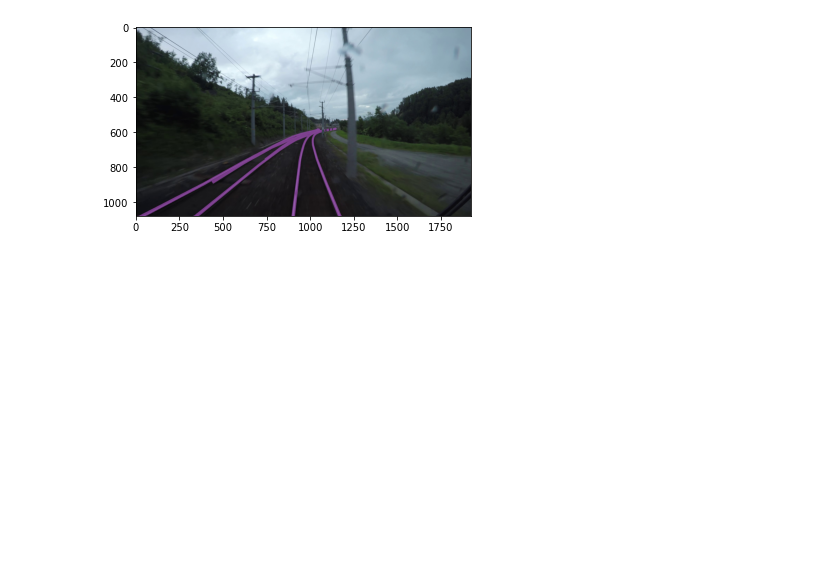
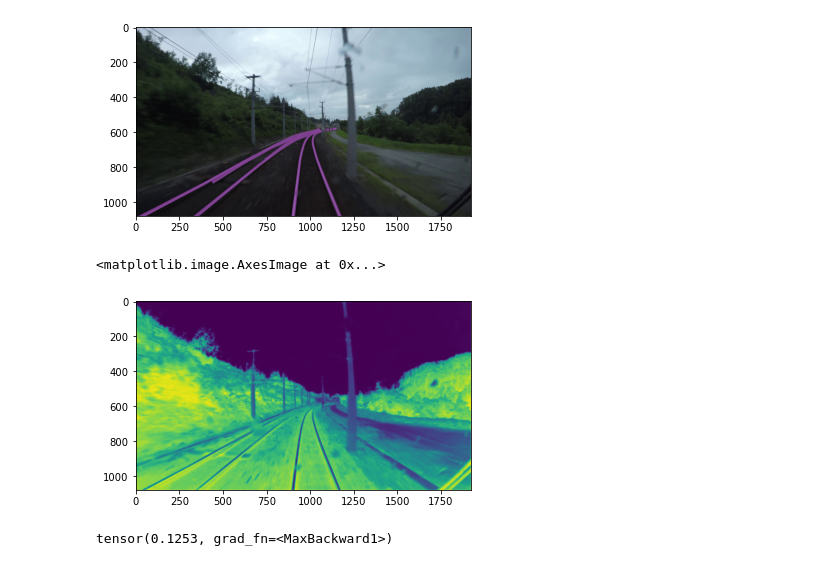
Before and after one commit to LuisWohlers/attackingSemanticSegmentation, a Jupyter notebook: Main.ipynb, the cells around one changed output. Cells and saved outputs as stored; diff of their text form; code cells hidden in the pictures; blank space fills up the shorter version.

```diff
--- a/Main.ipynb
+++ b/Main.ipynb
@@ -16,11 +16,11 @@ from Utils import loader
 from Train import train
 from Model import Model
 # %%
-imdir_rs19 = '/home/luis/Documents/ImSeg/rs19_val/jpgs/rs19_val'
-maskdir_rs19 = '/home/luis/Documents/ImSeg/rs19_val/uint8/rs19_val'
-classes_ = {"rail-raised","rail-embedded"}
+imdir_rs19 = '/home/physik/Dokumente/rs19/jpgs/rs19_val'
+maskdir_rs19 = '/home/physik/Dokumente/rs19/uint8/rs19_val'
+classes_ = {"rail-raised"}
 range_train = (0,0)
-range_test = (3,4)
+range_test = (2,2)
 range_val = (7,8)
 # %%
 traindata = loader.dataset(imdir=imdir_rs19,
@@ -55,7 +69,7 @@ lr = 0.0001
 num_epochs = 50
 model_path = ""
 # %%
-model = Model.UNet(num_classes=2)
+model = Model.UNet(num_classes=1)
 # %%
 Trainer = train.TrainSeg(model,
                          traindata,
@@ -92,2 +95,13 @@ loader.visualize_result(traindata[0][0],traindata[0][1][2,:,:])
 # %% [output]
 [figure]
+# %%
+result = model(traindata[0][0].unsqueeze(0))
+# %%
+plt.imshow(result.detach().numpy()[0][0])
+# %% [output]
+<matplotlib.image.AxesImage at 0x...>
+[figure, added]
+# %%
+torch.max(result)
+# %% [output]
+tensor(0.1253, grad_fn=<MaxBackward1>)
```
Also changed, not shown: parts of 9 cells of this notebook, 2 other files.
